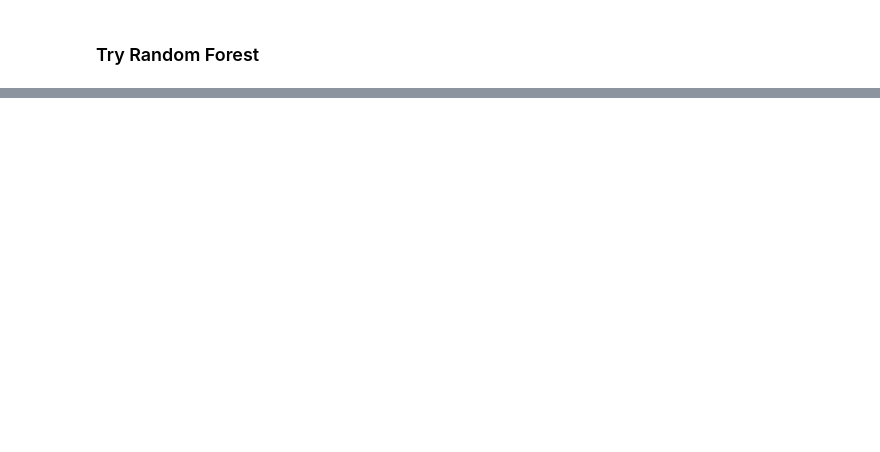
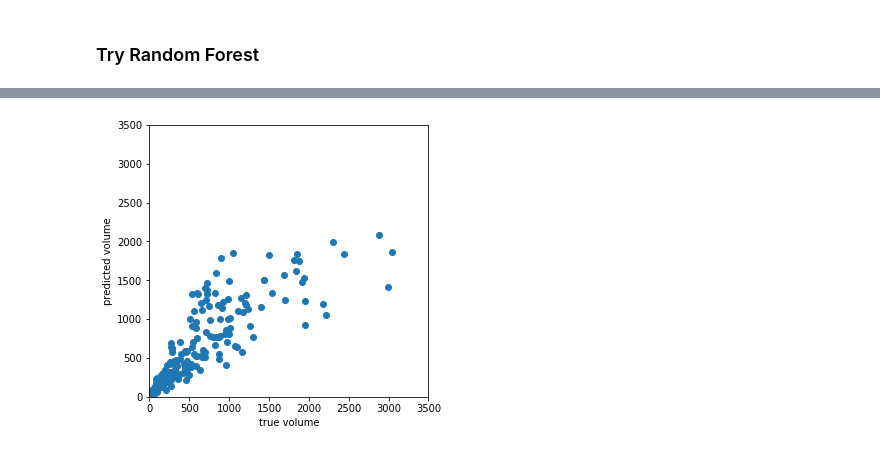
Before and after one commit to euniceky/BOS_BlueBike_Predictions, a Jupyter notebook: BluebikesML.ipynb, the cells around one changed output, grey strips where cells are left out. Saved outputs shown, nothing was run; the diff lists cells and outputs as text; code cells hidden in the pictures; blank space fills up the shorter version.

```diff
--- a/BluebikesML.ipynb
+++ b/BluebikesML.ipynb
@@ -665,0 +686,16 @@ print(regr.score(X_test, y_test))
+# %%
+X1=data.loc[:,{1.0, 2.0, 3.0, 4.0, 5.0, 6.0,"mindist_to_pop","mindist_bikes_sub", "num_bikenodes_in_01", "biketripcount_in_01", "biketripcount_in_005"}]
+X1.head(3)
+X1_train, X1_test, y_train, y_test = train_test_split(X1, y, test_size=0.25, random_state=42)
+# %%
+
+gam1 = LinearGAM()
+gam1.gridsearch(np.array(X1_train), y_train.values)
+plt.subplots(figsize=(5,5))
+plt.xlim([0,3500])
+plt.ylim([0,3500])
+plt.scatter(y_train.values, gam1.predict(np.array(X1_train)))
+plt.xlabel('true volume')
+plt.ylabel('predicted volume')
+plt.show()
+# %% [output]
@@ -665,0 +703 @@ print(regr.score(X_test, y_test))
+[figure, added]
```
Also changed, not shown: parts of 24 cells of this notebook.
